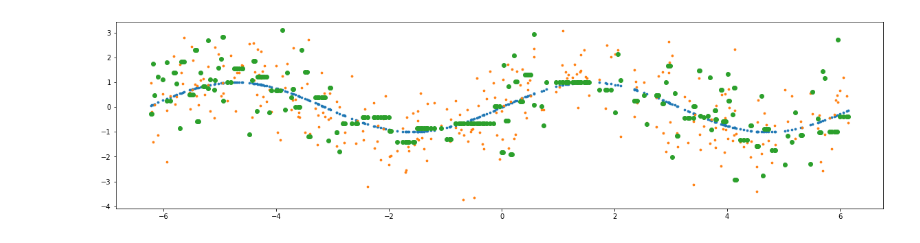
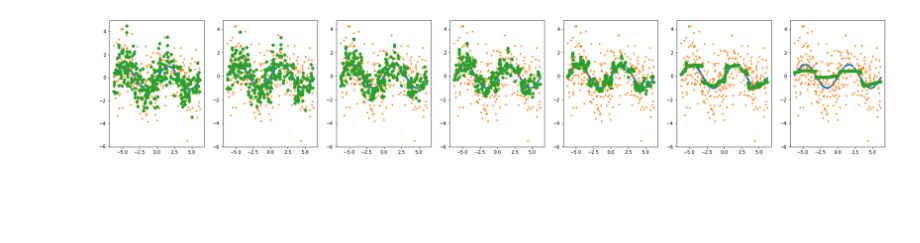
Before and after one commit to alex-lt-kong/data-science, a Jupyter notebook: bias-variance-trade-off.ipynb, the cells around one changed output. Cells and saved outputs as stored; diff of their text form; code cells hidden in the pictures; blank space fills up the shorter version.

```diff
--- a/bias-variance-trade-off.ipynb
+++ b/bias-variance-trade-off.ipynb
@@ -2,9 +4,8 @@
 import numpy as np
 import matplotlib.pyplot as plt
 from sklearn.model_selection import train_test_split
-from matplotlib.pyplot import figure
 
-plt.rcParams["figure.figsize"] = (20, 5)
+plt.rcParams["figure.figsize"] = (30, 5)
 radius = 30
 # %%
 x = np.arange(-2 * np.pi, 2 * np.pi, 0.01)
@@ -15,0 +27,3 @@ plt.scatter(x, y_true, marker='.')
+# %%
+y = np.sin(x) + np.random.normal(loc=0, scale=1.5, size=len(x))
+plt.scatter(x, y, marker='.')
@@ -23,10 +39,17 @@ x_train, x_test, y_train, y_test = train_test_split(x, y, random_state=1)
 # %%
 from sklearn.tree import DecisionTreeRegressor as dtr
-regr = dtr(random_state=1, max_depth=5, min_samples_split=6).fit(x_train.reshape(-1, 1), y_train)
-y_pred = regr.predict(x_test.reshape(-1, 1))
 
-plt.scatter(x_test, y_test_true, marker='.',s=radius)
-plt.scatter(x_test, y_test, marker='.',s=radius)
-plt.scatter(x_test, y_pred, marker='o')
+fig, axes = plt.subplots(1, 7)
+# First combination is default values
+max_depth = [None, 32, 16, 8, 4, 2, 1]
+min_samples_split = [2, 4, 8, 16, 32, 64, 128]
+
+for i in range(len(axes)):
+    regr = dtr(random_state=1, max_depth=max_depth[i], min_samples_split=min_samples_split[i]).fit(x_train.reshape(-1, 1), y_train)
+    y_pred = regr.predict(x_test.reshape(-1, 1))
+    axes[i].scatter(x_test, y_test_true, marker='.',s=radius)
+    axes[i].scatter(x_test, y_test, marker='.',s=radius)
+    axes[i].scatter(x_test, y_pred, marker='o')
+
 plt.show()
 # %% [output]
@@ -34,11 +59,18 @@ plt.show()
 # %%
-from sklearn.tree import DecisionTreeRegressor as dtr
-regr = dtr(random_state=1, max_depth=10, min_samples_split=4).fit(x_train.reshape(-1, 1), y_train)
-y_pred = regr.predict(x_test.reshape(-1, 1))
+from sklearn.ensemble import RandomForestRegressor as rfr
 
-plt.scatter(x_test, y_test_true, marker='.',s=radius)
-plt.scatter(x_test, y_test, marker='.',s=radius)
-plt.scatter(x_test, y_pred, marker='o')
+fig, axes = plt.subplots(1, 7)
+# First combination is default values
+max_depth = [None, 64, 32, 16, 8, 4, 2]
+min_samples_split = [2, 4, 8, 16, 32, 64, 128]
+
+for i in range(len(axes)):
+    regr = rfr(random_state=1, max_depth=max_depth[i], min_samples_split=min_samples_split[i]).fit(x_train.reshape(-1, 1), y_train)
+    y_pred = regr.predict(x_test.reshape(-1, 1))
+    axes[i].scatter(x_test, y_test_true, marker='.',s=radius)
+    axes[i].scatter(x_test, y_test, marker='.',s=radius)
+    axes[i].scatter(x_test, y_pred, marker='o')
+
 plt.show()
 # %% [output]
-[figure, old version]
+[figure, new version]
```
Also changed, not shown: parts of 14 cells of this notebook.
